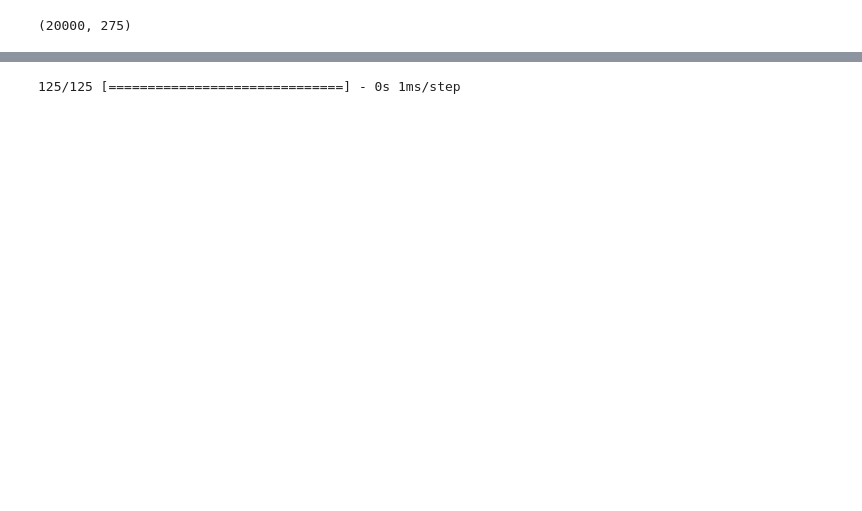
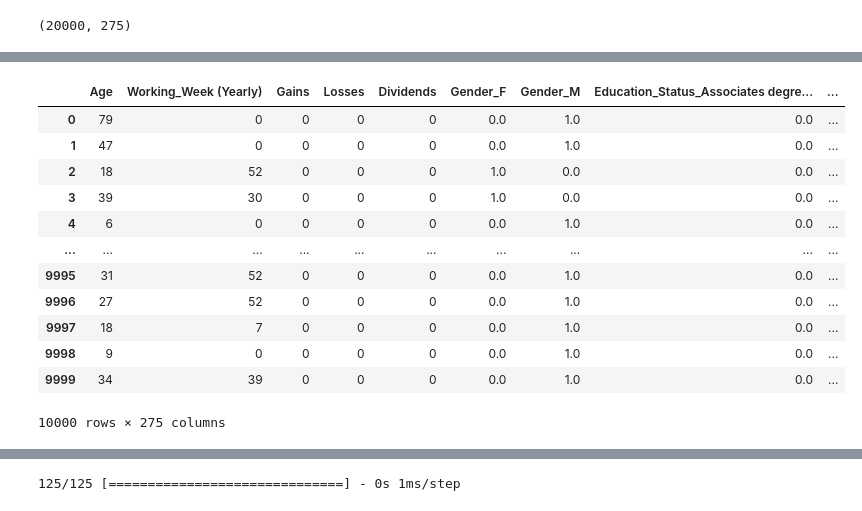
Before and after one commit to tigi98hw/income-forcast, a Jupyter notebook: income_forecast.ipynb, the cells around one changed output, grey strips where cells are left out. Saved outputs shown, nothing was run; the diff lists cells and outputs as text; code cells hidden in the pictures; blank space fills up the shorter version.

```diff
--- a/income_forecast.ipynb
+++ b/income_forecast.ipynb
@@ -163,0 +287,3 @@ nan_rows
+# %%
+test_x1 = test_x.fillna('Other Rel 18+ never marr not in subfamily')
+test_x1.isna().sum()
@@ -190,7 +334,7 @@ print(encoded_df.shape)
 (20000, 270)
 # %%
 # 범주형 변수들을 따로 추출
-test_cat_data = test[encoding_target]
+test_cat_data = test_x1[encoding_target]
 
 # 저장된 OneHotEncoder를 사용하여 변환
 encoded_test_data = encoder.transform(test_cat_data)
@@ -209,0 +388,19 @@ train2.shape
+# %%
+not_encoded_test_df = test_x1[not_encoding_target]
+test2 = pd.concat([not_encoded_test_df, encoded_test_df], axis=1)
+# %%
+test2
+# %% [output]
+|  | Age | Working_Week (Yearly) | Gains | Losses | Dividends | Gender_F | Gender_M | Education_Status_Associates degre... | ... |
+| 0 | 79 | 0 | 0 | 0 | 0 | 0.0 | 1.0 | 0.0 | ... |
+| 1 | 47 | 0 | 0 | 0 | 0 | 0.0 | 1.0 | 0.0 | ... |
+| 2 | 18 | 52 | 0 | 0 | 0 | 1.0 | 0.0 | 0.0 | ... |
+| 3 | 39 | 30 | 0 | 0 | 0 | 1.0 | 0.0 | 0.0 | ... |
+| 4 | 6 | 0 | 0 | 0 | 0 | 0.0 | 1.0 | 0.0 | ... |
+| ... | ... | ... | ... | ... | ... | ... | ... | ... | ... |
+| 9995 | 31 | 52 | 0 | 0 | 0 | 0.0 | 1.0 | 0.0 | ... |
+| 9996 | 27 | 52 | 0 | 0 | 0 | 0.0 | 1.0 | 0.0 | ... |
+| 9997 | 18 | 7 | 0 | 0 | 0 | 0.0 | 1.0 | 0.0 | ... |
+| 9998 | 9 | 0 | 0 | 0 | 0 | 0.0 | 1.0 | 0.0 | ... |
+| 9999 | 34 | 39 | 0 | 0 | 0 | 0.0 | 1.0 | 0.0 | ... |
+10000 rows × 275 columns
```
Also changed, not shown: parts of 65 cells of this notebook, 14 other files.
